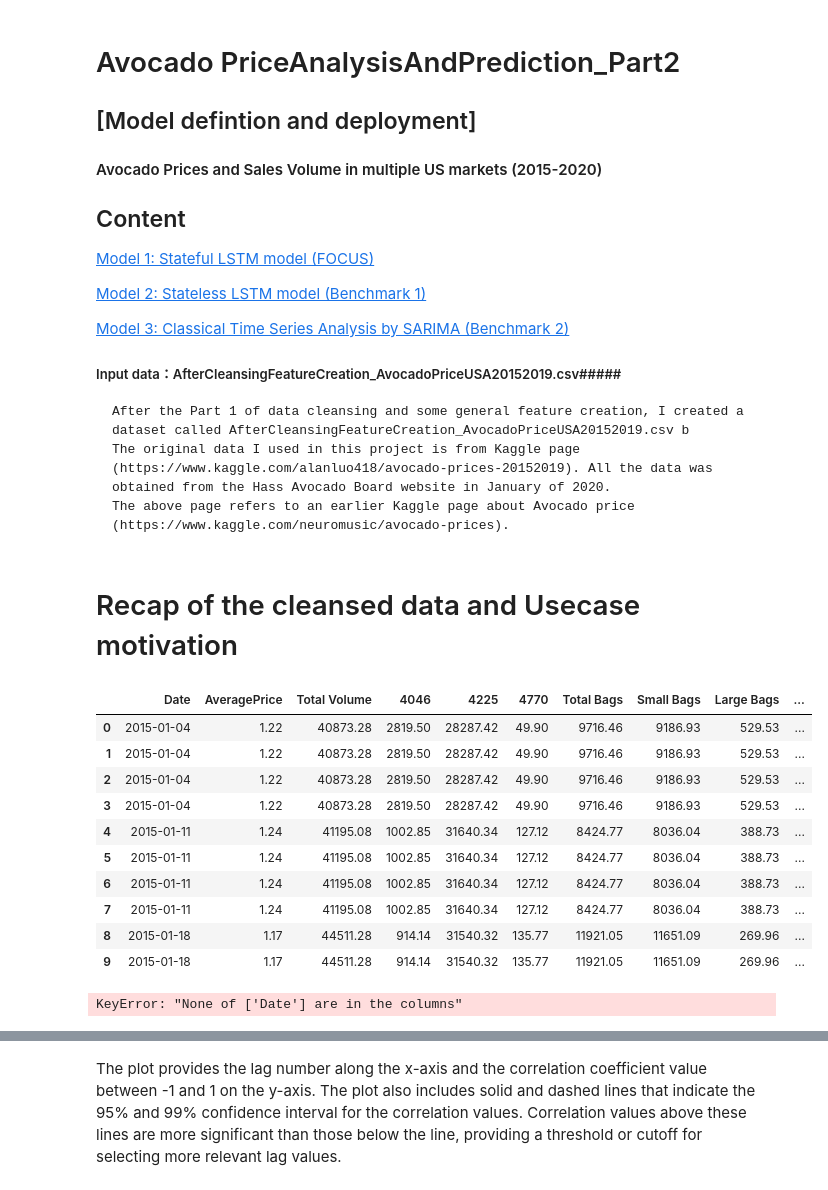
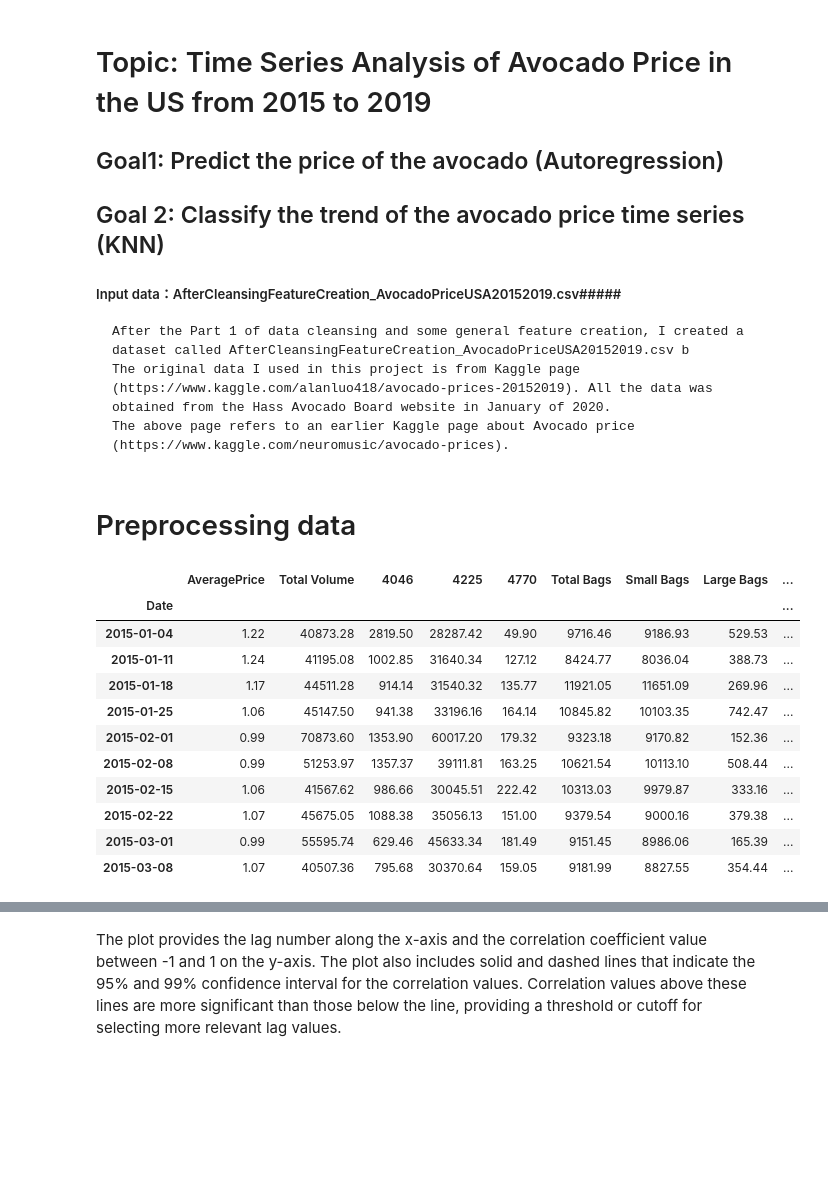
Before and after one commit to jingliu8876133/AvocadoData, a Jupyter notebook: DesignThinkingAndPredictiveAnalysisAssignementPart2.ipynb, the cells around one changed output, grey strips where cells are left out. Drawn from its saved outputs; the diff is of its cells as text; code cells hidden in the pictures; blank space fills up the shorter version.

```diff
--- a/DesignThinkingAndPredictiveAnalysisAssignementPart2.ipynb
+++ b/DesignThinkingAndPredictiveAnalysisAssignementPart2.ipynb
@@ -1,19 +1,9 @@
 # %% [markdown]
-# Avocado PriceAnalysisAndPrediction_Part2
-## [Model defintion and deployment]
-#### Avocado Prices and Sales Volume in multiple US markets (2015-2020)
+# Topic: Time Series Analysis of Avocado Price in the US from 2015 to 2019
 
 
-## Content
-
-[Model 1: Stateful LSTM model (FOCUS)](#Model-1:-Stateful-LSTM-model-(FOCUS))
-
-[Model 2: Stateless LSTM model (Benchmark 1)](#Model-2:-Stateless-LSTM-model-(Benchmark-1))
-
-[Model 3: Classical Time Series Analysis by SARIMA (Benchmark 2)](#Model-3:-Classical-Time-Series-Analysis-by-SARIMA-(Benchmark-2))
-
-
-
+## Goal1: Predict the price of the avocado (Autoregression)
+## Goal 2: Classify the trend of the avocado price time series (KNN)
 
 
 
@@ -21,8 +11,8 @@
     After the Part 1 of data cleansing and some general feature creation, I created a dataset called AfterCleansingFeatureCreation_AvocadoPriceUSA20152019.csv b
     The original data I used in this project is from Kaggle page (https://www.kaggle.com/alanluo418/avocado-prices-20152019). All the data was obtained from the Hass Avocado Board website in January of 2020.
     The above page refers to an earlier Kaggle page about Avocado price (https://www.kaggle.com/neuromusic/avocado-prices).
-# %% [markdown]
-# Recap of the cleansed data and Usecase motivation
+# %% [markdown]
+# Preprocessing data
 # %%
 import numpy as np
 import pandas as pd
@@ -56,23 +46,19 @@ import json
 %matplotlib inline
 # %%
 import pandas as pd
-url = 'https://raw.githubusercontent.com/jingliu8876133/AvocadoData/master/AfterCleansingFeatureCreation_AvocadoPriceUSA20152019.csv'
+url = 'https://raw.githubusercontent.com/jingliu8876133/AvocadoData/DesignThinkingCourse/AfterCleansingFeatureCreation_AvocadoPriceUSA20152019.csv'
 df = pd.read_csv(url,index_col=0)
 df.head(10)
 # %% [output]
-|  | Date | AveragePrice | Total Volume | 4046 | 4225 | 4770 | Total Bags | Small Bags | Large Bags | ... |
-| 0 | 2015-01-04 | 1.22 | 40873.28 | 2819.50 | 28287.42 | 49.90 | 9716.46 | 9186.93 | 529.53 | ... |
-| 1 | 2015-01-04 | 1.22 | 40873.28 | 2819.50 | 28287.42 | 49.90 | 9716.46 | 9186.93 | 529.53 | ... |
-| 2 | 2015-01-04 | 1.22 | 40873.28 | 2819.50 | 28287.42 | 49.90 | 9716.46 | 9186.93 | 529.53 | ... |
-| 3 | 2015-01-04 | 1.22 | 40873.28 | 2819.50 | 28287.42 | 49.90 | 9716.46 | 9186.93 | 529.53 | ... |
-| 4 | 2015-01-11 | 1.24 | 41195.08 | 1002.85 | 31640.34 | 127.12 | 8424.77 | 8036.04 | 388.73 | ... |
-| 5 | 2015-01-11 | 1.24 | 41195.08 | 1002.85 | 31640.34 | 127.12 | 8424.77 | 8036.04 | 388.73 | ... |
-| 6 | 2015-01-11 | 1.24 | 41195.08 | 1002.85 | 31640.34 | 127.12 | 8424.77 | 8036.04 | 388.73 | ... |
-| 7 | 2015-01-11 | 1.24 | 41195.08 | 1002.85 | 31640.34 | 127.12 | 8424.77 | 8036.04 | 388.73 | ... |
-| 8 | 2015-01-18 | 1.17 | 44511.28 | 914.14 | 31540.32 | 135.77 | 11921.05 | 11651.09 | 269.96 | ... |
-| 9 | 2015-01-18 | 1.17 | 44511.28 | 914.14 | 31540.32 | 135.77 | 11921.05 | 11651.09 | 269.96 | ... |
+|  | AveragePrice | Total Volume | 4046 | 4225 | 4770 | Total Bags | Small Bags | Large Bags | ... |
+| Date |  |  |  |  |  |  |  |  | ... |
+| 2015-01-04 | 1.22 | 40873.28 | 2819.50 | 28287.42 | 49.90 | 9716.46 | 9186.93 | 529.53 | ... |
+| 2015-01-11 | 1.24 | 41195.08 | 1002.85 | 31640.34 | 127.12 | 8424.77 | 8036.04 | 388.73 | ... |
+| 2015-01-18 | 1.17 | 44511.28 | 914.14 | 31540.32 | 135.77 | 11921.05 | 11651.09 | 269.96 | ... |
+| 2015-01-25 | 1.06 | 45147.50 | 941.38 | 33196.16 | 164.14 | 10845.82 | 10103.35 | 742.47 | ... |
+| 2015-02-01 | 0.99 | 70873.60 | 1353.90 | 60017.20 | 179.32 | 9323.18 | 9170.82 | 152.36 | ... |
+| 2015-02-08 | 0.99 | 51253.97 | 1357.37 | 39111.81 | 163.25 | 10621.54 | 10113.10 | 508.44 | ... |
+| 2015-02-15 | 1.06 | 41567.62 | 986.66 | 30045.51 | 222.42 | 10313.03 | 9979.87 | 333.16 | ... |
+| 2015-02-22 | 1.07 | 45675.05 | 1088.38 | 35056.13 | 151.00 | 9379.54 | 9000.16 | 379.38 | ... |
+| 2015-03-01 | 0.99 | 55595.74 | 629.46 | 45633.34 | 181.49 | 9151.45 | 8986.06 | 165.39 | ... |
+| 2015-03-08 | 1.07 | 40507.36 | 795.68 | 30370.64 | 159.05 | 9181.99 | 8827.55 | 354.44 | ... |
-# %%
-df=df.set_index('Date')
-df.head()
-# %% [output]
-KeyError: "None of ['Date'] are in the columns"
```
Also changed, not shown: parts of 232 cells of this notebook, 2 other files.
